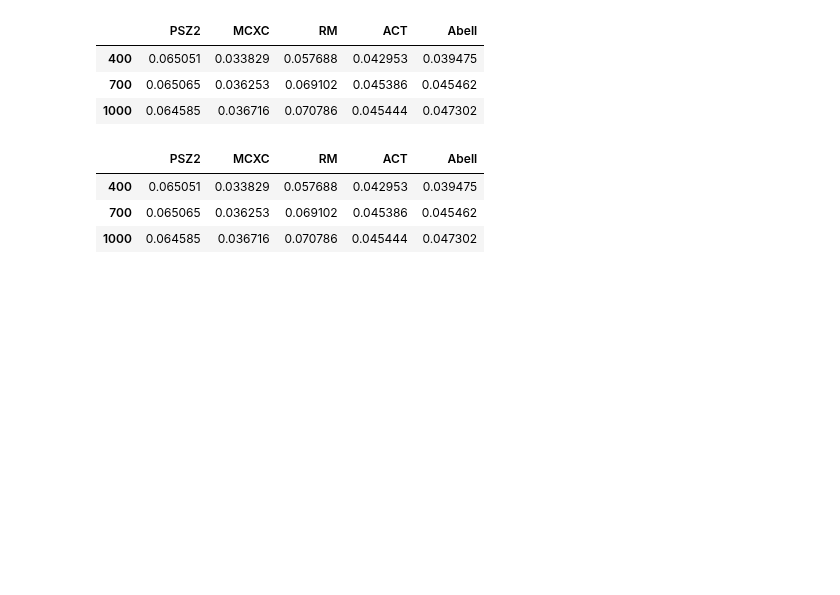
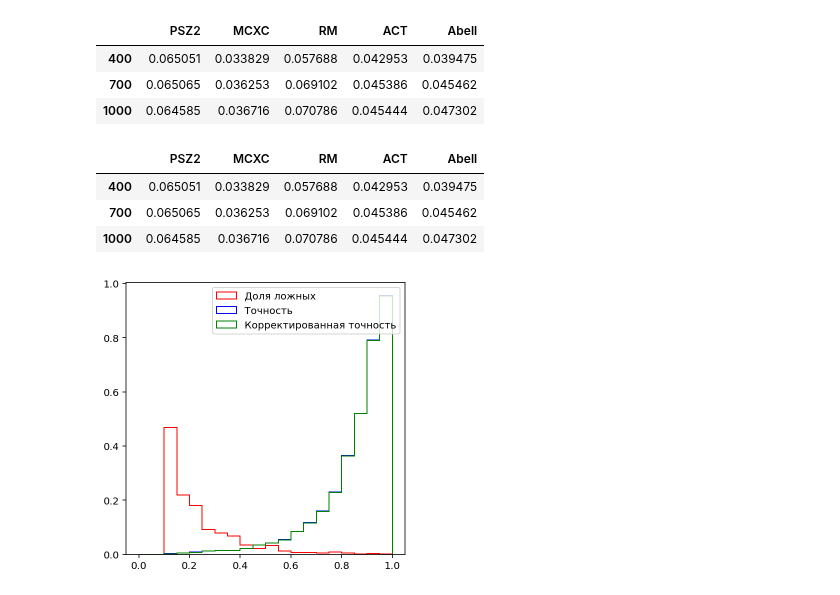
Before and after one commit to rt2122/data-segmentation-2, a Jupyter notebook: visualizations/red_blue.ipynb, the cells around one changed output. Saved outputs shown, nothing was run; the diff lists cells and outputs as text; code cells hidden in the pictures; blank space fills up the shorter version.

```diff
--- a/visualizations/red_blue.ipynb
+++ b/visualizations/red_blue.ipynb
@@ -14,6 +14,7 @@ from tqdm.notebook import tqdm
 dirname = '/home/rt2122/Data/original_catalogs/csv/'
 true_cats = next(os.walk(dirname))[-1]
 true_cats = {os.path.splitext(os.path.basename(s))[0] : os.path.join(dirname, s) for s in true_cats}
+true_cats['planck_z'] = '/home/rt2122/Data/clusters/planck_z.csv'
 det_cat = '/home/rt2122/Data/detected_cats/full_pz_all_found34_thr0.1_step8_no_fn.csv'
 # %%
 def make_histogram(ax, counts_list, bins, label_list=None, coef_list=None, log=True):
@@ -67,7 +68,7 @@ def found_all_error_calculated(det_cat, true_cat, small_rads=[0, 400], big_rads=
     error_counts, _ = np.histogram(error, bins)
     all_counts, _ = np.histogram(det_cat['max_pred'], bins)
 
-    return bins, found_counts / small_sq, error_counts / big_sq, all_counts, small_sq
+    return bins, found_counts / small_sq, error_counts / big_sq, all_counts, small_sq, big_sq
 # %%
 bins, found, error, alls, found_coef = found_all_error_calculated(pd.read_csv(det_cat), pd.read_csv(true_cats['PSZ2']))
                                                       #func_cat=lambda x:cut_cat(x, big_pix=val_pix))
@@ -86,12 +87,13 @@ make_histogram(ax, [err_ratio, precision, corr_precision], bins,
 [figure]
 # %%
 class Counts_cat:
-    def __init__(self, name, found, error, alls, found_coef):
+    def __init__(self, name, found, error, alls, found_coef, err_coef):
         self.name = name
         self.found = found
         self.error = error
         self.alls = alls
         self.found_coef = found_coef
+        self.err_coef = err_coef
 
     def err_ratio(self):
         return np.nan_to_num(self.error / self.found)
@@ -178,3 +180,13 @@ s
 | 400 | 0.065051 | 0.033829 | 0.057688 | 0.042953 | 0.039475 |
 | 700 | 0.065065 | 0.036253 | 0.069102 | 0.045386 | 0.045462 |
 | 1000 | 0.064585 | 0.036716 | 0.070786 | 0.045444 | 0.047302 |
+# %%
+bins, *c = found_all_error_calculated(pd.read_csv(det_cat), pd.read_csv(true_cats['PSZ2']), n_bins=20)
+                                      #func_cat=lambda x:cut_cat(x, big_pix=val_pix))
+cc = Counts_cat('PSZ2', *c)
+# %%
+_, ax = plt.subplots(1, 1, figsize=(5, 5))
+make_histogram(ax, [cc.err_ratio(), cc.precision(), cc.corr_precision()], bins,
+                   label_list=['Доля ложных', 'Точность', 'Корректированная точность'], log=False)
+# %% [output]
+[figure, added]
```
Also changed, not shown: parts of 3 cells of this notebook, 1 other file.
